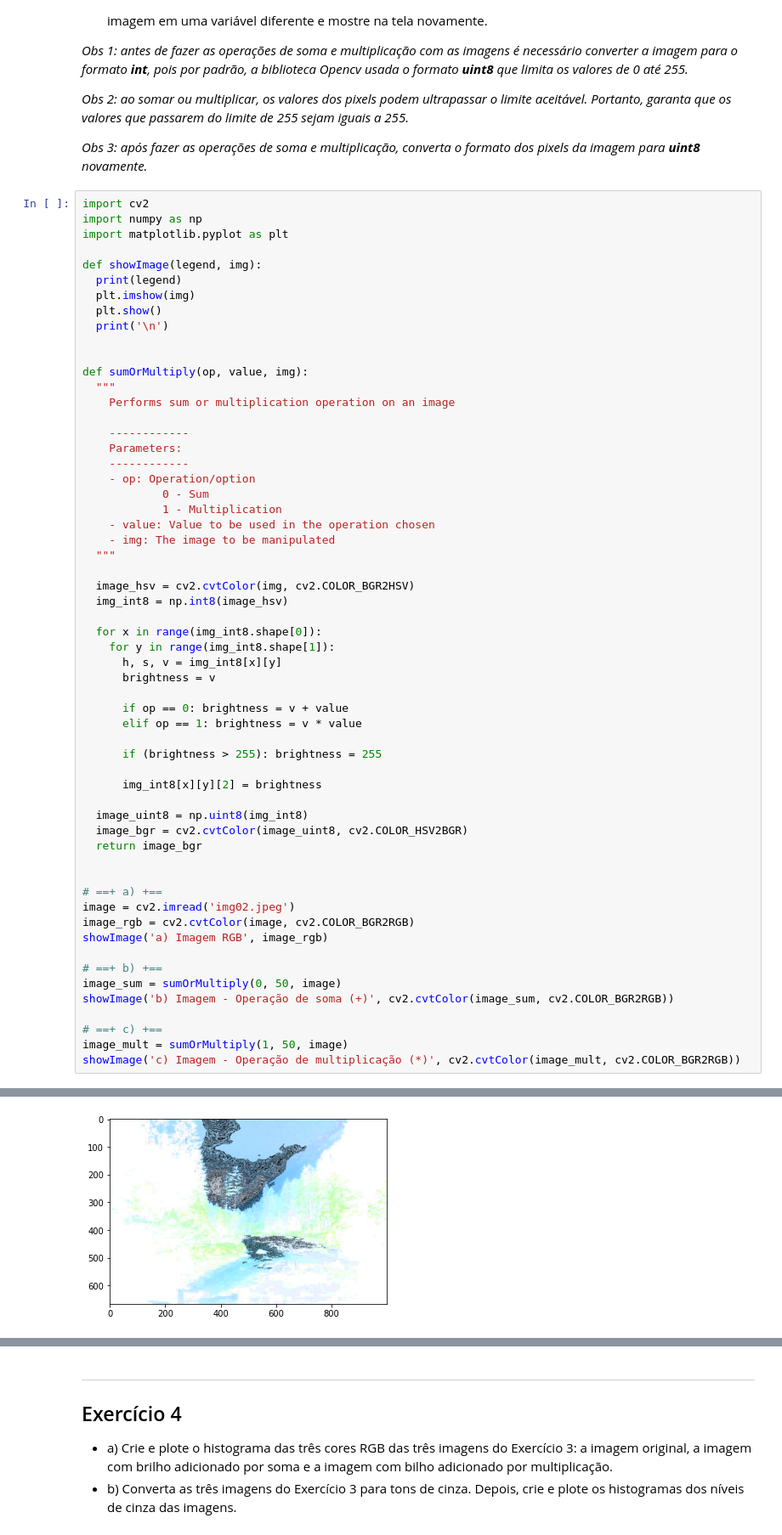
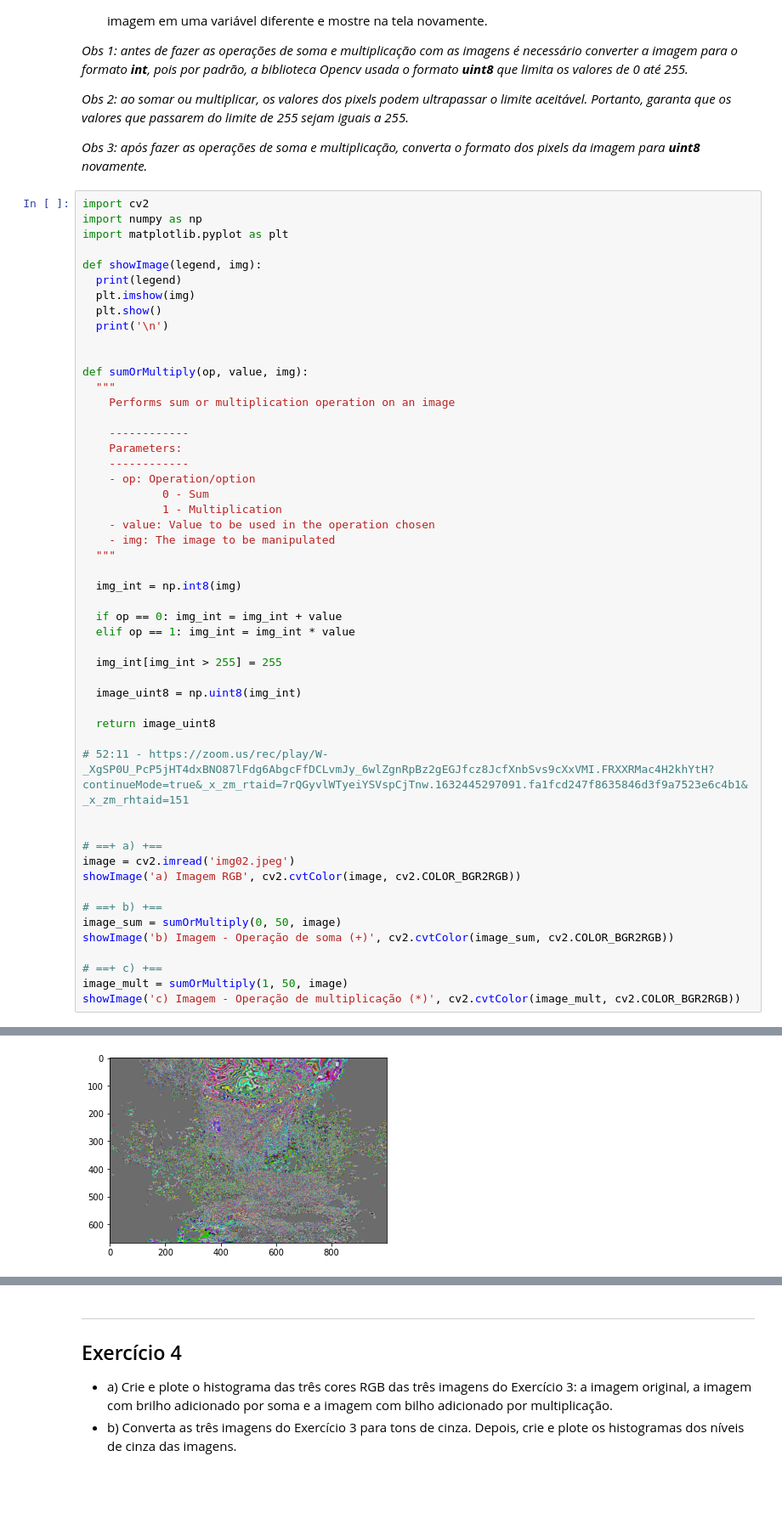
Before and after one commit to letvigna/image-processing-class, a Jupyter notebook: ac1/exerciciosPraticos.ipynb, the cells around one changed output, grey strips where cells are left out. Shown at 85% size. Drawn from its saved outputs; the diff is of its cells as text; blank space fills up the shorter version.

```diff
--- a/ac1/exerciciosPraticos.ipynb
+++ b/ac1/exerciciosPraticos.ipynb
@@ -163,30 +163,23 @@ def sumOrMultiply(op, value, img):
     - img: The image to be manipulated
   """
 
-  image_hsv = cv2.cvtColor(img, cv2.COLOR_BGR2HSV)
-  img_int8 = np.int8(image_hsv)
+  img_int = np.int8(img)
 
-  for x in range(img_int8.shape[0]):
-    for y in range(img_int8.shape[1]):
-      h, s, v = img_int8[x][y]
-      brightness = v
+  if op == 0: img_int = img_int + value
+  elif op == 1: img_int = img_int * value
 
-      if op == 0: brightness = v + value
-      elif op == 1: brightness = v * value
+  img_int[img_int > 255] = 255
 
-      if (brightness > 255): brightness = 255
+  image_uint8 = np.uint8(img_int)
 
-      img_int8[x][y][2] = brightness
+  return image_uint8
 
-  image_uint8 = np.uint8(img_int8)
-  image_bgr = cv2.cvtColor(image_uint8, cv2.COLOR_HSV2BGR)
-  return image_bgr
+# 52:11 - https://zoom.us/rec/play/W-_XgSP0U_PcP5jHT4dxBNO87lFdg6AbgcFfDCLvmJy_6wlZgnRpBz2gEGJfcz8JcfXnbSvs9cXxVMI.FRXXRMac4H2khYtH?continueMode=true&_x_zm_rtaid=7rQGyvlWTyeiYSVspCjTnw.1632445297091.fa1fcd247f8635846d3f9a7523e6c4b1&_x_zm_rhtaid=151
 
 
 # ==+ a) +==
 image = cv2.imread('img02.jpeg')
-image_rgb = cv2.cvtColor(image, cv2.COLOR_BGR2RGB)
-showImage('a) Imagem RGB', image_rgb)
+showImage('a) Imagem RGB', cv2.cvtColor(image, cv2.COLOR_BGR2RGB))
 
 # ==+ b) +==
 image_sum = sumOrMultiply(0, 50, image)
@@ -203,2 +196,2 @@ b) Imagem - Operação de soma (+)
 c) Imagem - Operação de multiplicação (*)
-[figure, old version]
+[figure, new version]
```
Also changed, not shown: parts of 4 cells of this notebook.
